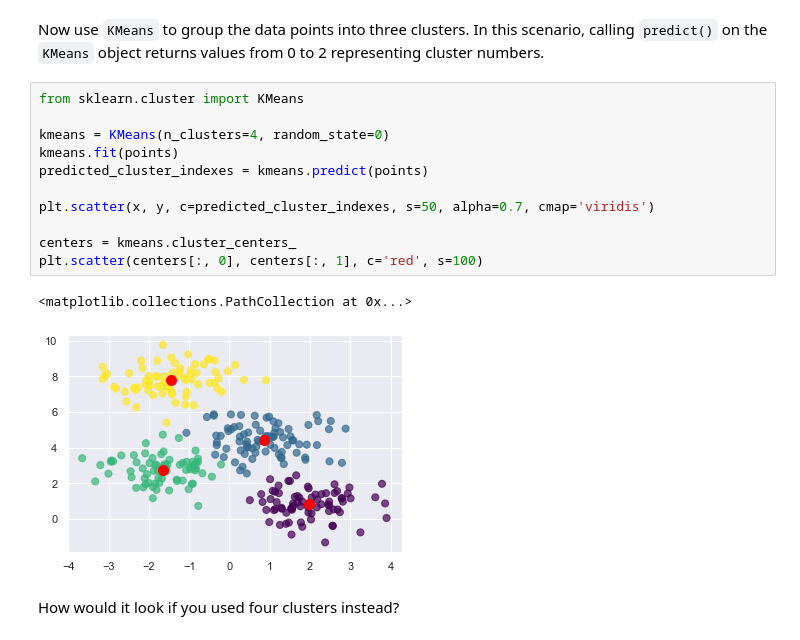
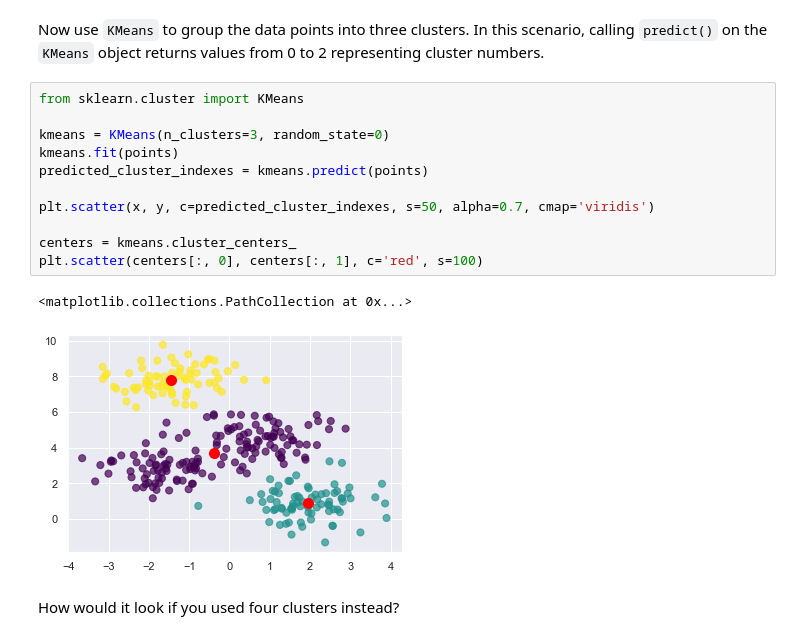
Before and after one commit to jeffprosise/Applied-Machine-Learning, a Jupyter notebook: Chapter 1/k-Means Clustering.ipynb, the cells around one changed output. Saved outputs shown, nothing was run; the diff lists cells and outputs as text.

```diff
--- a/Chapter 1/k-Means Clustering.ipynb
+++ b/Chapter 1/k-Means Clustering.ipynb
@@ -26,17 +26,17 @@ Now use `KMeans` to group the data points into three clusters. In this scenario,
 # %%
 from sklearn.cluster import KMeans
 
-kmeans = KMeans(n_clusters=4, random_state=0)
+kmeans = KMeans(n_clusters=3, random_state=0)
 kmeans.fit(points)
 predicted_cluster_indexes = kmeans.predict(points)
 
 plt.scatter(x, y, c=predicted_cluster_indexes, s=50, alpha=0.7, cmap='viridis')
 
 centers = kmeans.cluster_centers_
 plt.scatter(centers[:, 0], centers[:, 1], c='red', s=100)
 # %% [output]
 <matplotlib.collections.PathCollection at 0x...>
-[figure, old version]
+[figure, new version]
 # %% [markdown]
 How would it look if you used four clusters instead?
 # %%
```
